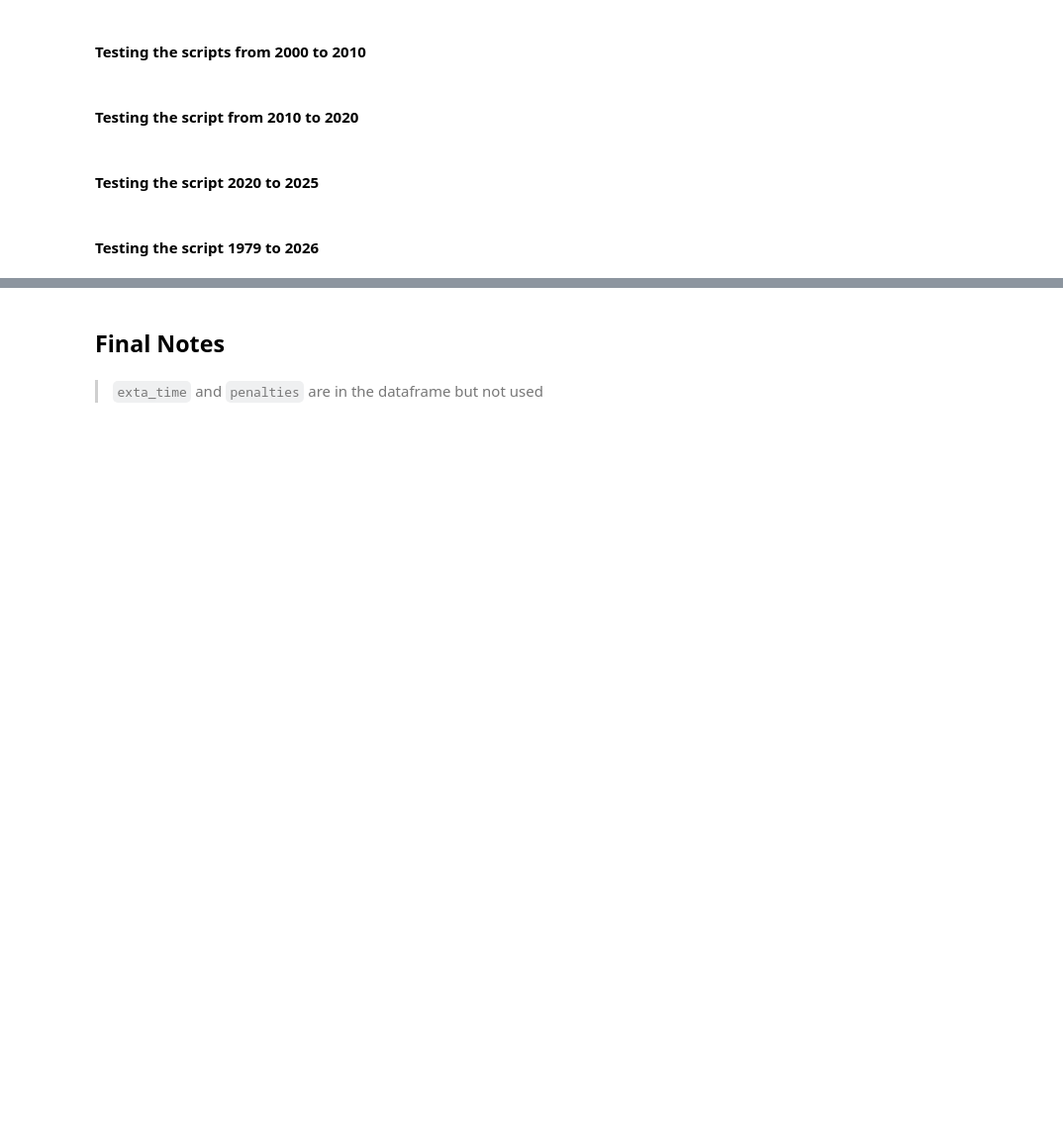
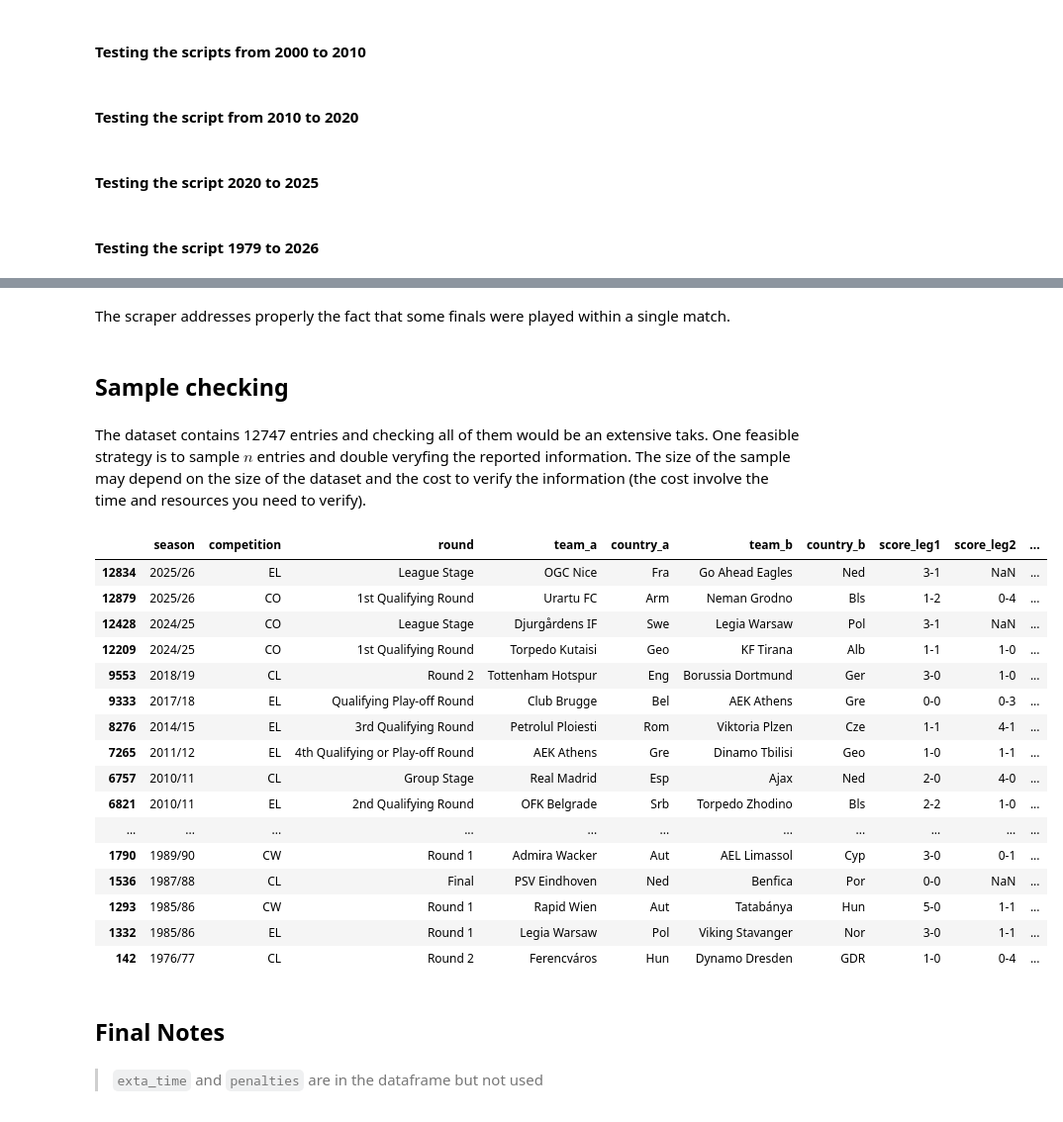
Before and after one commit to pacoraggio/Italian-Football-Clubs-Analysis, a Jupyter notebook: notebooks/data_scraping.ipynb, the cells around one changed output, grey strips where cells are left out. Shown at 99% size. Drawn from its saved outputs; the diff is of its cells as text; code cells hidden in the pictures; blank space fills up the shorter version.

Commit message:
adding data from 1976

```diff
--- a/notebooks/data_scraping.ipynb
+++ b/notebooks/data_scraping.ipynb
@@ -276,3 +267,29 @@ raw_data[raw_data['round'] ==  'Final'][:10]
+# %% [markdown]
+The scraper addresses properly the fact that some finals were played within a single match.
+# %% [markdown]
+## Sample checking
+# %% [markdown]
+The dataset contains 12747 entries and checking all of them would be an extensive taks. One feasible strategy is to sample $n$ entries and double veryfing the reported information. The size of the sample may depend on the size of the dataset and the cost to verify the information (the cost involve the time and resources you need to verify).
+# %%
+raw_data.sample(20, random_state=1).sort_values('season', ascending = False)
+# %% [output]
+|  | season | competition | round | team_a | country_a | team_b | country_b | score_leg1 | score_leg2 | ... |
+| 12834 | 2025/26 | EL | League Stage | OGC Nice | Fra | Go Ahead Eagles | Ned | 3-1 | NaN | ... |
+| 12879 | 2025/26 | CO | 1st Qualifying Round | Urartu FC | Arm | Neman Grodno | Bls | 1-2 | 0-4 | ... |
+| 12428 | 2024/25 | CO | League Stage | Djurgårdens IF | Swe | Legia Warsaw | Pol | 3-1 | NaN | ... |
+| 12209 | 2024/25 | CO | 1st Qualifying Round | Torpedo Kutaisi | Geo | KF Tirana | Alb | 1-1 | 1-0 | ... |
+| 9553 | 2018/19 | CL | Round 2 | Tottenham Hotspur | Eng | Borussia Dortmund | Ger | 3-0 | 1-0 | ... |
+| 9333 | 2017/18 | EL | Qualifying Play-off Round | Club Brugge | Bel | AEK Athens | Gre | 0-0 | 0-3 | ... |
+| 8276 | 2014/15 | EL | 3rd Qualifying Round | Petrolul Ploiesti | Rom | Viktoria Plzen | Cze | 1-1 | 4-1 | ... |
+| 7265 | 2011/12 | EL | 4th Qualifying or Play-off Round | AEK Athens | Gre | Dinamo Tbilisi | Geo | 1-0 | 1-1 | ... |
+| 6757 | 2010/11 | CL | Group Stage | Real Madrid | Esp | Ajax | Ned | 2-0 | 4-0 | ... |
+| 6821 | 2010/11 | EL | 2nd Qualifying Round | OFK Belgrade | Srb | Torpedo Zhodino | Bls | 2-2 | 1-0 | ... |
+| ... | ... | ... | ... | ... | ... | ... | ... | ... | ... | ... |
+| 1790 | 1989/90 | CW | Round 1 | Admira Wacker | Aut | AEL Limassol | Cyp | 3-0 | 0-1 | ... |
+| 1536 | 1987/88 | CL | Final | PSV Eindhoven | Ned | Benfica | Por | 0-0 | NaN | ... |
+| 1293 | 1985/86 | CW | Round 1 | Rapid Wien | Aut | Tatabánya | Hun | 5-0 | 1-1 | ... |
+| 1332 | 1985/86 | EL | Round 1 | Legia Warsaw | Pol | Viking Stavanger | Nor | 3-0 | 1-1 | ... |
+| 142 | 1976/77 | CL | Round 2 | Ferencváros | Hun | Dynamo Dresden | GDR | 1-0 | 0-4 | ... |
 # %% [markdown]
 ## Final Notes
 # %% [markdown]
```
Also changed, not shown: parts of 7 cells of this notebook.
